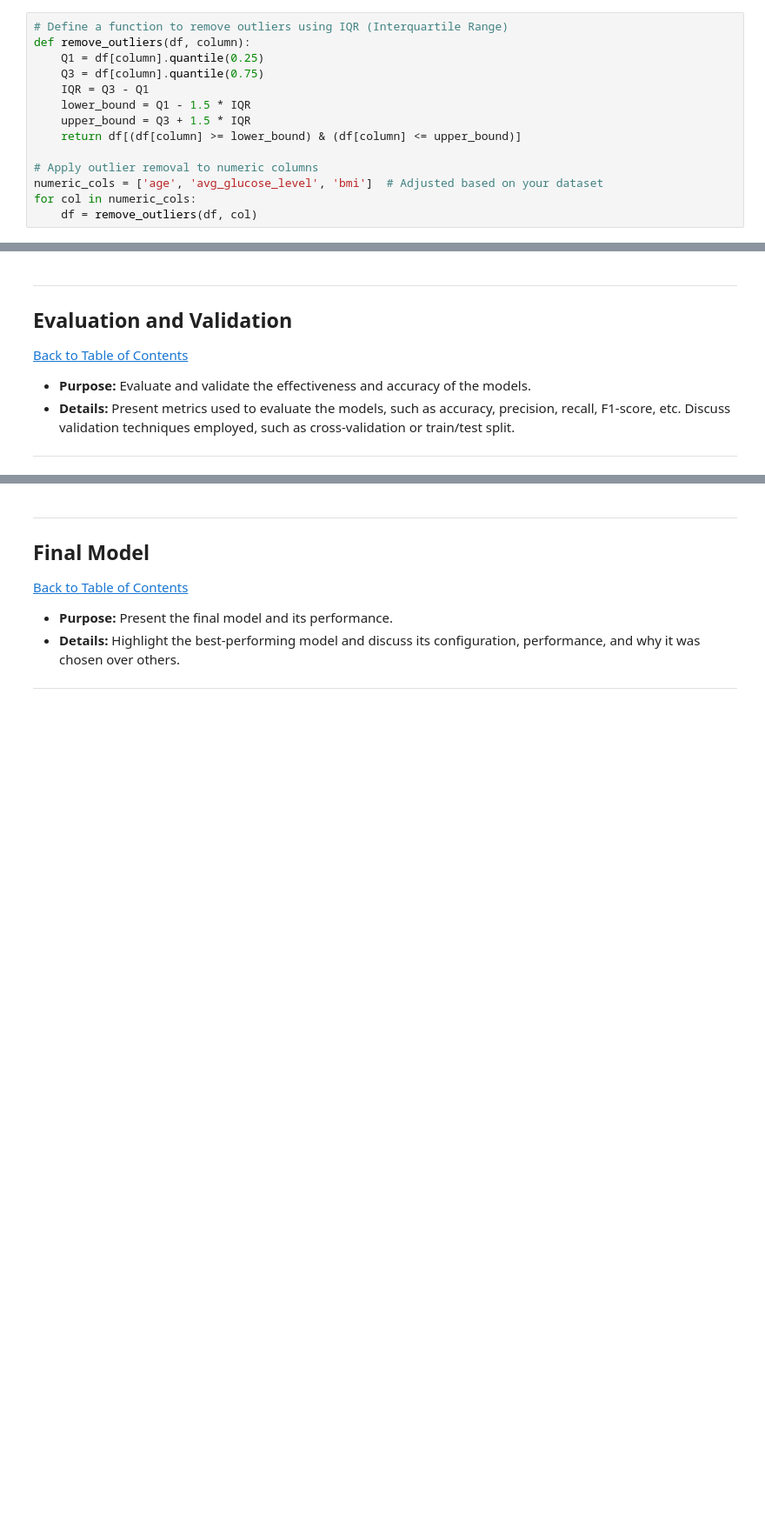
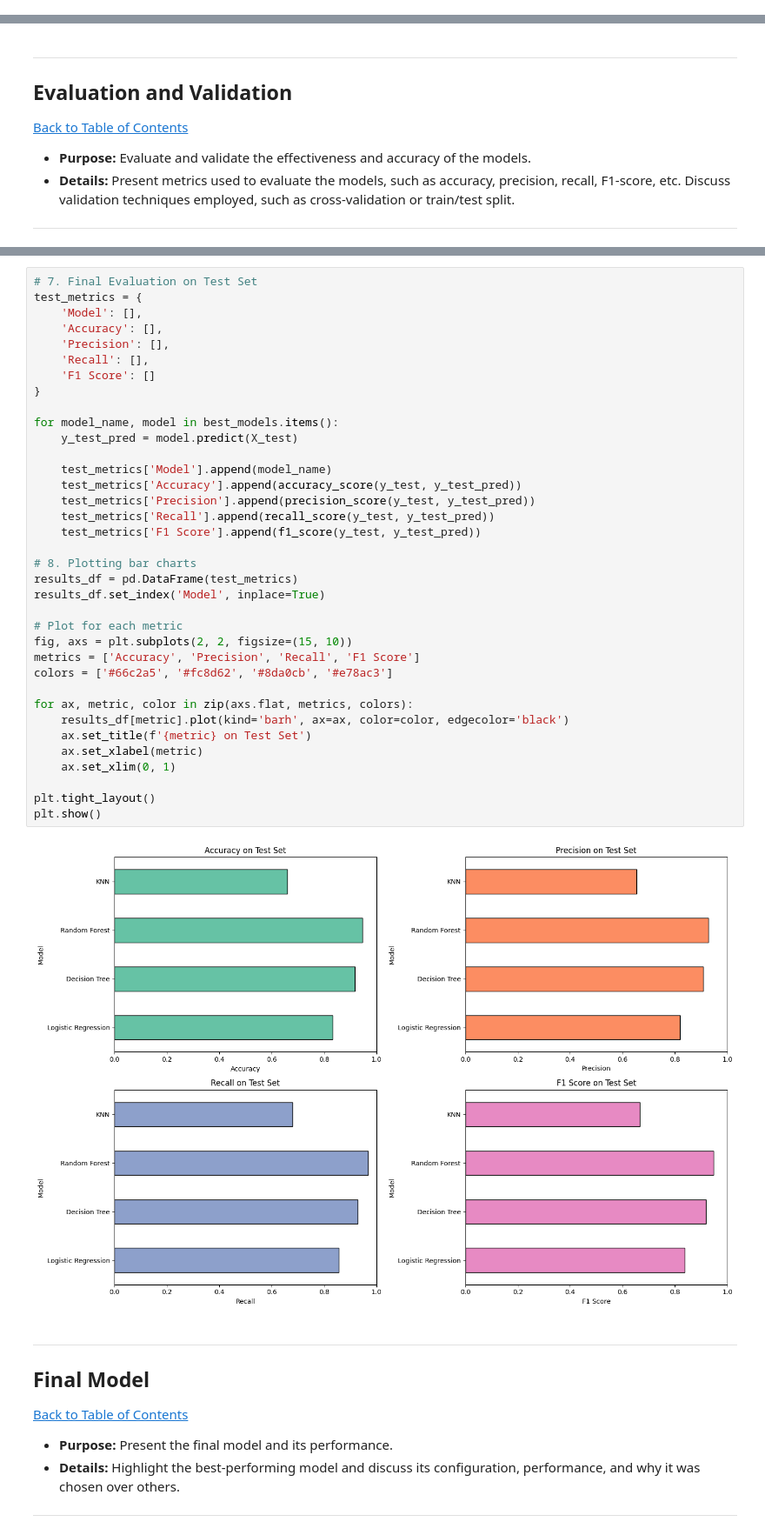
Before and after one commit to dowelani/capstone, a Jupyter notebook: notebook.ipynb, the cells around one changed output, grey strips where cells are left out. Shown at 87% size. Drawn from its saved outputs; the diff is of its cells as text; blank space fills up the shorter version.

```diff
--- a/notebook.ipynb
+++ b/notebook.ipynb
@@ -218,17 +243,3 @@ Number of rows: 4252
-# %%
-# Define a function to remove outliers using IQR (Interquartile Range)
-def remove_outliers(df, column):
-    Q1 = df[column].quantile(0.25)
-    Q3 = df[column].quantile(0.75)
-    IQR = Q3 - Q1
-    lower_bound = Q1 - 1.5 * IQR
-    upper_bound = Q3 + 1.5 * IQR
-    return df[(df[column] >= lower_bound) & (df[column] <= upper_bound)]
-
-# Apply outlier removal to numeric columns
-numeric_cols = ['age', 'avg_glucose_level', 'bmi']  # Adjusted based on your dataset
-for col in numeric_cols:
-    df = remove_outliers(df, col)
 # %%
 # Function to check for errors in each column
 def check_data_errors(df):
@@ -687,3 +763,41 @@ for col in numeric_cols:
+# %%
+# 7. Final Evaluation on Test Set
+test_metrics = {
+    'Model': [],
+    'Accuracy': [],
+    'Precision': [],
+    'Recall': [],
+    'F1 Score': []
+}
+
+for model_name, model in best_models.items():
+    y_test_pred = model.predict(X_test)
+
+    test_metrics['Model'].append(model_name)
+    test_metrics['Accuracy'].append(accuracy_score(y_test, y_test_pred))
+    test_metrics['Precision'].append(precision_score(y_test, y_test_pred))
+    test_metrics['Recall'].append(recall_score(y_test, y_test_pred))
+    test_metrics['F1 Score'].append(f1_score(y_test, y_test_pred))
+
+# 8. Plotting bar charts
+results_df = pd.DataFrame(test_metrics)
+results_df.set_index('Model', inplace=True)
+
+# Plot for each metric
+fig, axs = plt.subplots(2, 2, figsize=(15, 10))
+metrics = ['Accuracy', 'Precision', 'Recall', 'F1 Score']
+colors = ['#66c2a5', '#fc8d62', '#8da0cb', '#e78ac3']
+
+for ax, metric, color in zip(axs.flat, metrics, colors):
+    results_df[metric].plot(kind='barh', ax=ax, color=color, edgecolor='black')
+    ax.set_title(f'{metric} on Test Set')
+    ax.set_xlabel(metric)
+    ax.set_xlim(0, 1)
+
+plt.tight_layout()
+plt.show()
+# %% [output]
+[figure, added]
 # %% [markdown]
 ---
 <a href=#eight></a>
```
Also changed, not shown: parts of 22 cells of this notebook.
